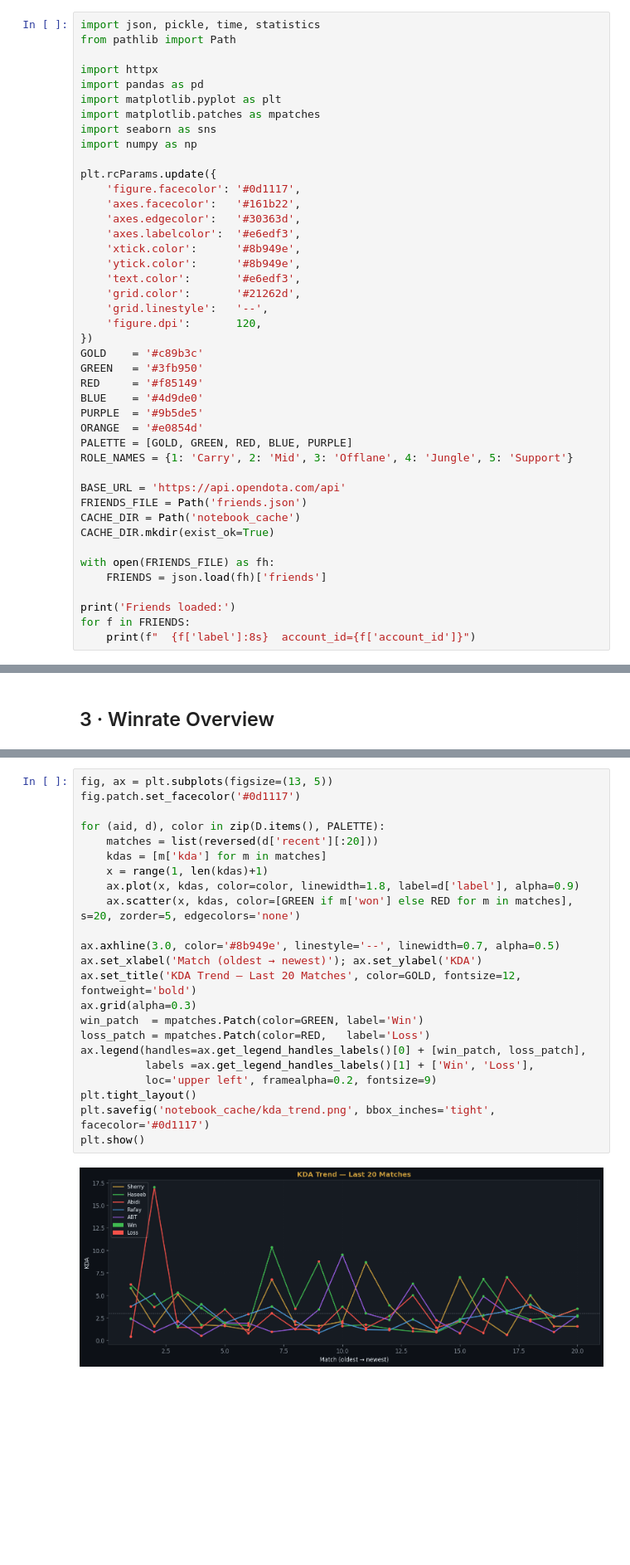
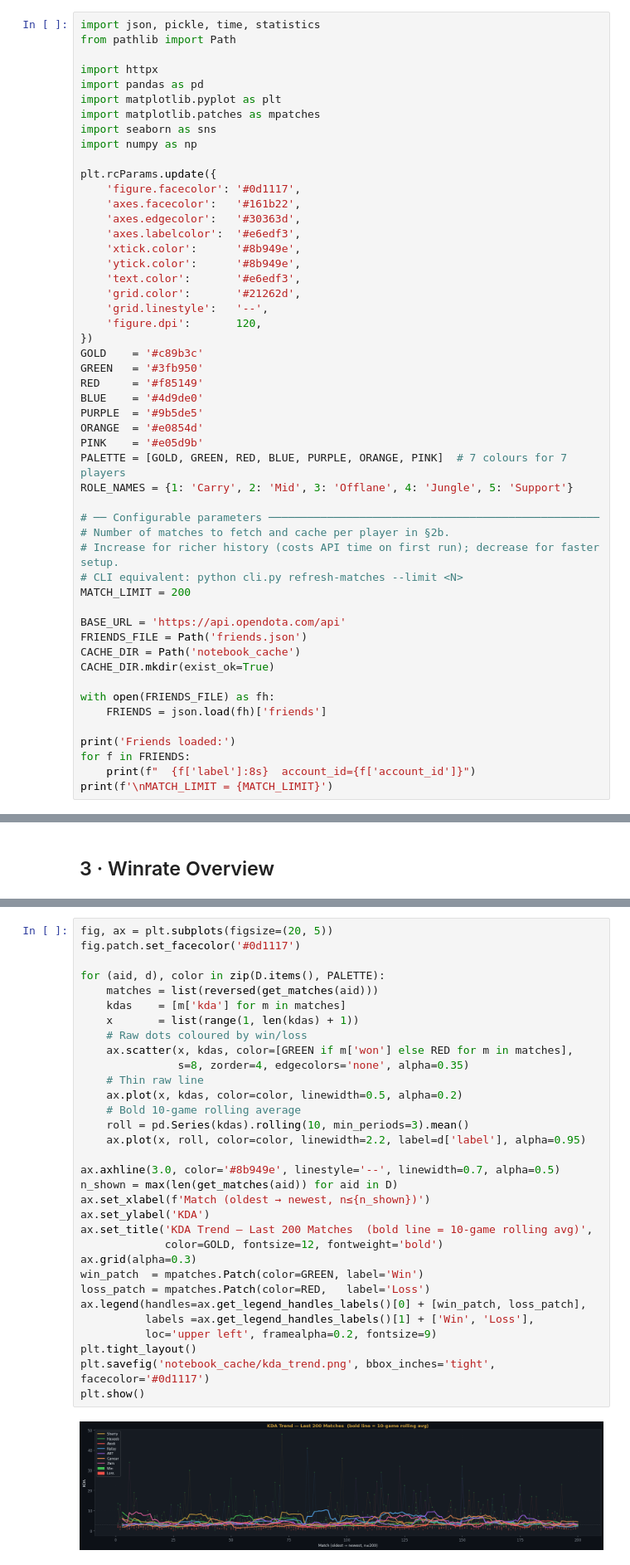
Before and after one commit to AliAbidi555/Dota-2-WR-Simulation-, a Jupyter notebook: notebook.ipynb, the cells around one changed output, grey strips where cells are left out. Shown at 83% size. Saved outputs shown, nothing was run; the diff lists cells and outputs as text; blank space fills up the shorter version.

```diff
--- a/notebook.ipynb
+++ b/notebook.ipynb
@@ -35,8 +35,15 @@ RED     = '#f85149'
 BLUE    = '#4d9de0'
 PURPLE  = '#9b5de5'
 ORANGE  = '#e0854d'
-PALETTE = [GOLD, GREEN, RED, BLUE, PURPLE]
+PINK    = '#e05d9b'
+PALETTE = [GOLD, GREEN, RED, BLUE, PURPLE, ORANGE, PINK]  # 7 colours for 7 players
 ROLE_NAMES = {1: 'Carry', 2: 'Mid', 3: 'Offlane', 4: 'Jungle', 5: 'Support'}
+
+# ── Configurable parameters ───────────────────────────────────────────────────
+# Number of matches to fetch and cache per player in §2b.
+# Increase for richer history (costs API time on first run); decrease for faster setup.
+# CLI equivalent: python cli.py refresh-matches --limit <N>
+MATCH_LIMIT = 200
 
 BASE_URL = 'https://api.opendota.com/api'
 FRIENDS_FILE = Path('friends.json')
@@ -49,3 +56,4 @@ with open(FRIENDS_FILE) as fh:
 print('Friends loaded:')
 for f in FRIENDS:
     print(f"  {f['label']:8s}  account_id={f['account_id']}")
+print(f'\nMATCH_LIMIT = {MATCH_LIMIT}')
@@ -317,28 +351,37 @@ Cancer     0       0      0  0.0 Unranked
 # %%
-fig, ax = plt.subplots(figsize=(13, 5))
+fig, ax = plt.subplots(figsize=(20, 5))
 fig.patch.set_facecolor('#0d1117')
 
 for (aid, d), color in zip(D.items(), PALETTE):
-    matches = list(reversed(d['recent'][:20]))
-    kdas = [m['kda'] for m in matches]
-    x = range(1, len(kdas)+1)
-    ax.plot(x, kdas, color=color, linewidth=1.8, label=d['label'], alpha=0.9)
-    ax.scatter(x, kdas, color=[GREEN if m['won'] else RED for m in matches], s=20, zorder=5, edgecolors='none')
+    matches = list(reversed(get_matches(aid)))
+    kdas    = [m['kda'] for m in matches]
+    x       = list(range(1, len(kdas) + 1))
+    # Raw dots coloured by win/loss
+    ax.scatter(x, kdas, color=[GREEN if m['won'] else RED for m in matches],
+               s=8, zorder=4, edgecolors='none', alpha=0.35)
+    # Thin raw line
+    ax.plot(x, kdas, color=color, linewidth=0.5, alpha=0.2)
+    # Bold 10-game rolling average
+    roll = pd.Series(kdas).rolling(10, min_periods=3).mean()
+    ax.plot(x, roll, color=color, linewidth=2.2, label=d['label'], alpha=0.95)
 
 ax.axhline(3.0, color='#8b949e', linestyle='--', linewidth=0.7, alpha=0.5)
-ax.set_xlabel('Match (oldest → newest)'); ax.set_ylabel('KDA')
-ax.set_title('KDA Trend — Last 20 Matches', color=GOLD, fontsize=12, fontweight='bold')
+n_shown = max(len(get_matches(aid)) for aid in D)
+ax.set_xlabel(f'Match (oldest → newest, n≤{n_shown})')
+ax.set_ylabel('KDA')
+ax.set_title('KDA Trend — Last 200 Matches  (bold line = 10-game rolling avg)',
+             color=GOLD, fontsize=12, fontweight='bold')
 ax.grid(alpha=0.3)
 win_patch  = mpatches.Patch(color=GREEN, label='Win')
 loss_patch = mpatches.Patch(color=RED,   label='Loss')
 ax.legend(handles=ax.get_legend_handles_labels()[0] + [win_patch, loss_patch],
           labels =ax.get_legend_handles_labels()[1] + ['Win', 'Loss'],
           loc='upper left', framealpha=0.2, fontsize=9)
 plt.tight_layout()
 plt.savefig('notebook_cache/kda_trend.png', bbox_inches='tight', facecolor='#0d1117')
 plt.show()
 # %% [output]
-[figure, old version]
+[figure, new version]
 # %% [markdown]
 ## 5 · Hero Heatmap (top 10 heroes × friends, colour = winrate)
 # %%
```
Also changed, not shown: parts of 15 cells of this notebook, 7 other files.
